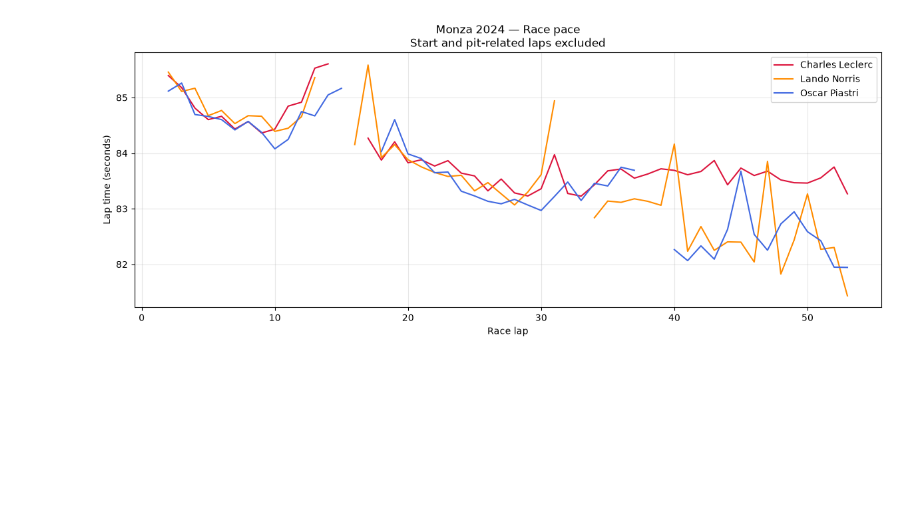
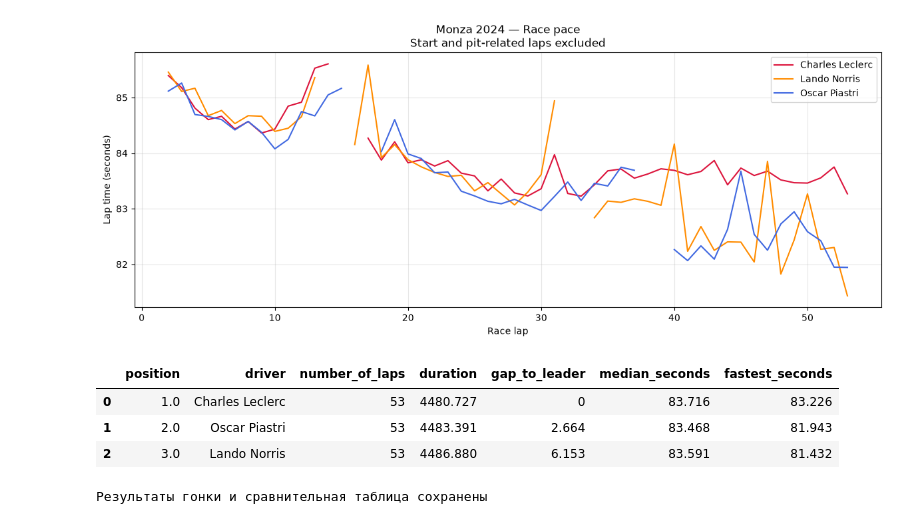
Before and after one commit to Aishendo/f1-race-analysis, a Jupyter notebook: race_analysis.ipynb, the cells around one changed output. Cells and saved outputs as stored; diff of their text form; code cells hidden in the pictures; blank space fills up the shorter version.

Commit message:
Compare filtered race pace with final race results

```diff
--- a/race_analysis.ipynb
+++ b/race_analysis.ipynb
@@ -591,3 +591,68 @@ plt.tight_layout()
 plt.show()
 # %% [output]
 [figure]
+# %%
+response = requests.get(
+    "https://api.openf1.org/v1/session_result",
+    params={"session_key": session_key},
+    timeout=30,
+)
+response.raise_for_status()
+
+results = pd.DataFrame(response.json())
+
+selected_results = results.loc[
+    results["driver_number"].isin(selected_numbers),
+    [
+        "driver_number",
+        "position",
+        "number_of_laps",
+        "duration",
+        "gap_to_leader",
+    ],
+].copy()
+
+comparison = selected_results.merge(
+    pace_summary.reset_index()[[
+        "driver_number",
+        "driver",
+        "median_seconds",
+        "fastest_seconds",
+    ]],
+    on="driver_number",
+    validate="one_to_one",
+)
+
+display(
+    comparison[[
+        "position",
+        "driver",
+        "number_of_laps",
+        "duration",
+        "gap_to_leader",
+        "median_seconds",
+        "fastest_seconds",
+    ]].sort_values("position").round(3)
+)
+# %% [output]
+|  | position | driver | number_of_laps | duration | gap_to_leader | median_seconds | fastest_seconds |
+| 0 | 1.0 | Charles Leclerc | 53 | 4480.727 | 0 | 83.716 | 83.226 |
+| 1 | 2.0 | Oscar Piastri | 53 | 4483.391 | 2.664 | 83.468 | 81.943 |
+| 2 | 3.0 | Lando Norris | 53 | 4486.880 | 6.153 | 83.591 | 81.432 |
+# %%
+results.to_csv(
+    data_dir / "monza_2024_session_result.csv",
+    index=False,
+)
+
+processed_dir = Path("data/processed")
+processed_dir.mkdir(parents=True, exist_ok=True)
+
+comparison.sort_values("position").to_csv(
+    processed_dir / "monza_2024_pace_vs_results.csv",
+    index=False,
+)
+
+print("Результаты гонки и сравнительная таблица сохранены")
+# %% [output]
+Результаты гонки и сравнительная таблица сохранены
```
Also changed, not shown: 2 other files.
